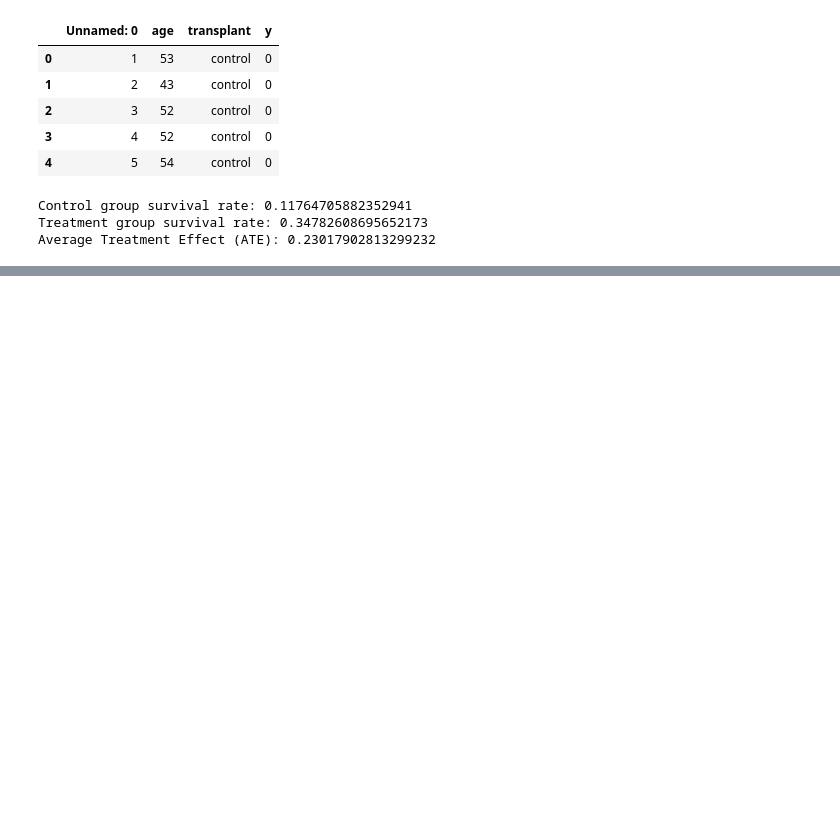
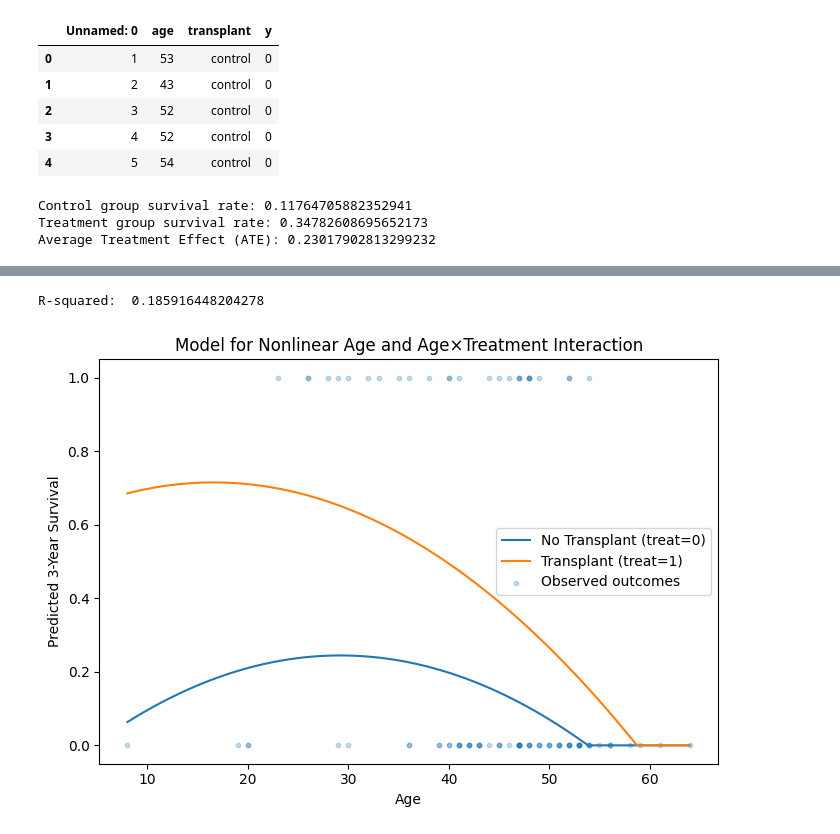
Before and after one commit to yxs4yt/linear_models_assignment, a Jupyter notebook: A6.ipynb, the cells around one changed output, grey strips where cells are left out. Cells and saved outputs as stored; diff of their text form; code cells hidden in the pictures; blank space fills up the shorter version.

```diff
--- a/A6.ipynb
+++ b/A6.ipynb
@@ -230,0 +137,44 @@ R-squared on test data: 0.23291360740207956
+# %%
+#Q3, Part 4
+from sklearn.linear_model import LinearRegression
+from sklearn.preprocessing import PolynomialFeatures
+import numpy as np
+import pandas as pd
+
+
+expander = PolynomialFeatures(degree=2, include_bias=False)
+Z = expander.fit_transform(df[["age", "treat"]])
+names = expander.get_feature_names_out(["age", "treat"])
+X = pd.DataFrame(Z, columns=names)[["age", "treat", "age^2", "age treat"]]
+y = df["y"]
+
+reg = LinearRegression().fit(X, y)
+print("R-squared: ", reg.score(X, y))
+
+Z_control = expander.transform(control[["age", "treat"]])
+Z_treatment  = expander.transform(treatment[["age", "treat"]])
+
+X_control = pd.DataFrame(Z_control, columns=names)[["age", "treat", "age^2", "age treat"]]
+X_treatment = pd.DataFrame(Z_treatment,  columns=names)[["age", "treat", "age^2", "age treat"]]
+
+p_control = reg.predict(X_control)
+p_treatment  = reg.predict(X_treatment)
+
+p_control = np.clip(p_control, 0.0, 1.0)
+p_treatment  = np.clip(p_treatment, 0.0, 1.0)
+
+plt.figure(figsize=(7,5))
+plt.plot(ages, p_control, label="No Transplant (treat=0)")
+plt.plot(ages, p_treatment,  label="Transplant (treat=1)")
+plt.scatter(df["age"], df["y"], s=10, alpha=0.25, label="Observed outcomes")
+plt.xlabel("Age")
+plt.ylabel("Predicted 3-Year Survival")
+plt.title("Model for Nonlinear Age and Age×Treatment Interaction")
+plt.legend()
+plt.tight_layout()
+plt.show()
+
+# Both lines decline with age in a non linear way (curved). Transplant has higher survival rates for younger patients and on average have higher predicted sutvival than non transplant curve. At a certain high age, the number hits 0 meaning there is a level where the survival is slim/ none.
+# %% [output]
+R-squared:  0.185916448204278
+[figure, added]
```
Also changed, not shown: parts of 7 cells of this notebook.
